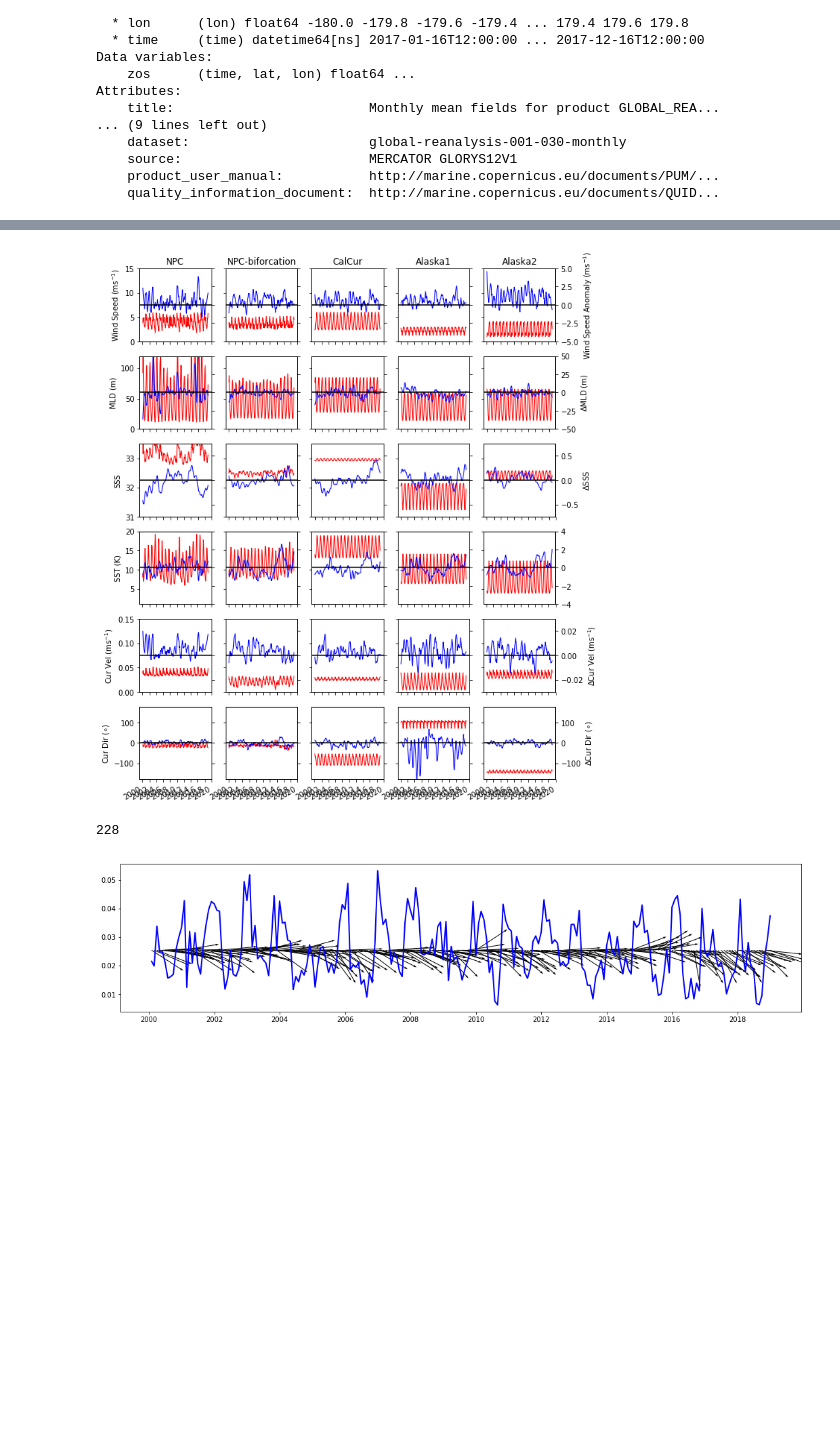
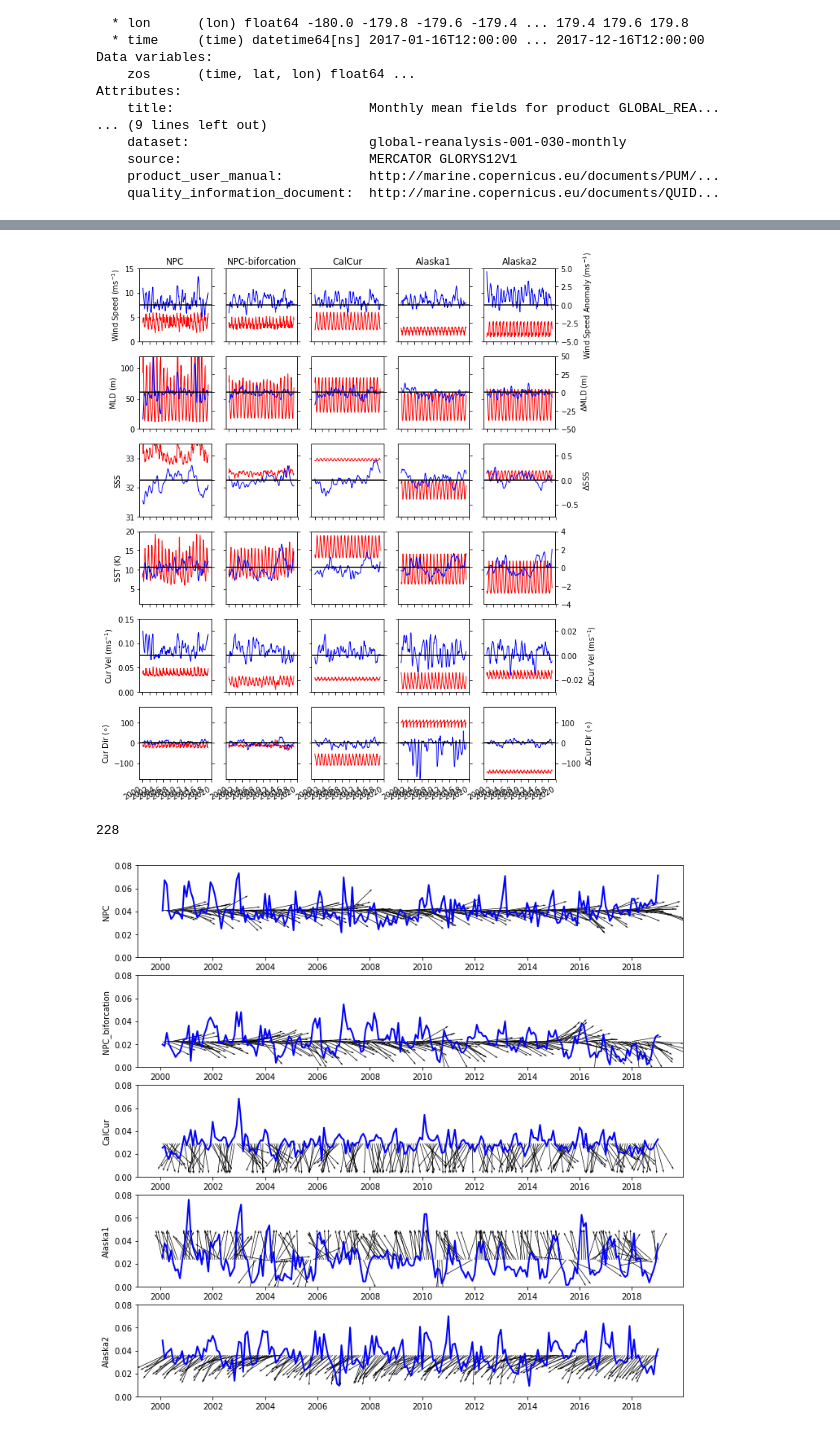
Before and after one commit to cgentemann/Biophysical, a Jupyter notebook: average environment in boxes.ipynb, the cells around one changed output, grey strips where cells are left out. Saved outputs shown, nothing was run; the diff lists cells and outputs as text; code cells hidden in the pictures; blank space fills up the shorter version.

```diff
--- a/average environment in boxes.ipynb
+++ b/average environment in boxes.ipynb
@@ -187,7 +187,7 @@ def subset_data(ds_in,ireg,iclim_in):
         tem = ds_in.sel(lon=slice(boxes.lon_max[ireg],boxes.lon_min[ireg]),
                          lat=slice((boxes.lat_cen[ireg]-2.5),(boxes.lat_cen[ireg]+2.5)))
         #print(tem.dims)
-        ds_mean = tem.mean('lat').mean('lon')
+        ds_mean = tem.mean({'lat','lon'})
     else:
         if ireg==5:
             rlon=-165
@@ -202,13 +202,13 @@ def subset_data(ds_in,ireg,iclim_in):
                                    lon=slice(rlon-5,rlon+5),
                                    lat=slice((tem_lat.latitude[im].data-2.5),(tem_lat.latitude[im].data+2.5)))
                 #print(im, tem.dims)
-                mn_new = tem.mean('lat').mean('lon')
+                mn_new = tem.mean({'lat','lon'})
             if iclim_in==1:
                 tem = ds_in.sel(month = im+1,
                                    lon=slice(rlon-5,rlon+5),
                                    lat=slice((tem_lat.latitude[im].data-2.5),(tem_lat.latitude[im].data+2.5)))
                 #print(im, tem.dims)
-                mn_new = tem.mean('lat').mean('lon')
+                mn_new = tem.mean({'lat','lon'})
             datasets.append(mn_new)
             if iclim_in==0:
                 ds_mean = xr.concat(datasets, dim='time')
@@ -456,7 +493,7 @@ for iregion in range(2,7):  #use var lat ratehr than static npc & bi
             else:
                 ax.set_yticklabels('')
             ax.set_xticklabels('')
-            ax.set_ylim(-80,80)
+            ax.set_ylim(-30,30)
         if icol==1:
             ds = ds_sss_clim
             ax = axarr[2,ax_order[iregion]]
@@ -680,21 +717,22 @@ for iregion in range(2,7):  #use var lat ratehr than static npc & bi
 fig.autofmt_xdate()
 fig.savefig(dir_figs + 'timeseries_anomaly2.png', dpi=100)
 # %% [output]
-[figure, old version]
+[figure, new version]
 # %%
 len(ds.time)
 # %% [output]
 228
 # %%
-fig, ax = plt.subplots(5, 1,figsize=(18, 4))
-for iregion in range(0,5):
-    ax.subplot(511)
-    ax.plot(ds.time[:], ds.spd[iregion,:], linewidth=2, color='blue')
-    arrow_scaler = 3
+fig, ax = plt.subplots(5, 1,figsize=(12, 12))
+for iregion in range(0,5): #5):
+    ax[iregion].plot(ds.time[:], ds.spd[iregion,:], linewidth=2, color='blue')
+    arrow_scaler = .001
     for i in range(0,len(ds.time),1):
         u = arrow_scaler*ds.u[iregion,i] #-1*np.sin((np.pi/180)*(ds.dir[iregion,i]))
         v = arrow_scaler*ds.v[iregion,i] #-1*np.cos((np.pi/180)*(ds.dir[iregion,i]))
-     #   ax.arrow(ds.time[i],(ds.spd[iregion,i].max()+2)/2, u, v, fc='k', ec='k', head_width=0.4, head_length=0.6)
-        plt.quiver(ds.time[i].values,ds.spd[iregion,:].mean(),u.values,v.values,width=0.001)
+        ax[iregion].quiver(ds.time[i].values,ds.spd[iregion,:].mean(),u.values,v.values,width=0.001)
+        ax[iregion].set_ylim(0,.08)
+        ax[iregion].set_ylabel(boxes_names[iregion])
+fig.savefig(dir_figs + 'timeseries_winds.png', dpi=100)
 # %% [output]
-[figure, old version]
+[figure, new version]
```
Also changed, not shown: parts of 10 cells of this notebook, 7 other files.
